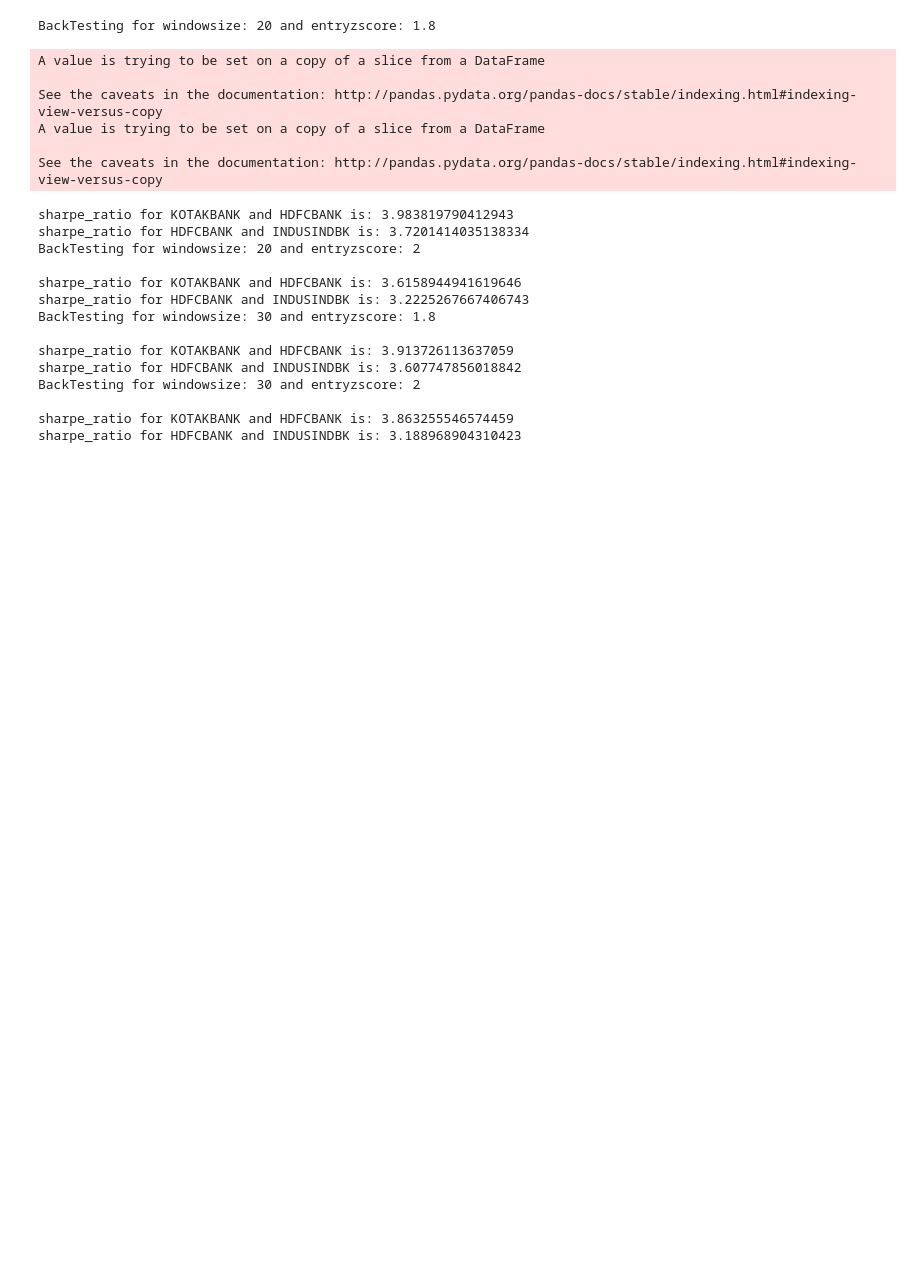
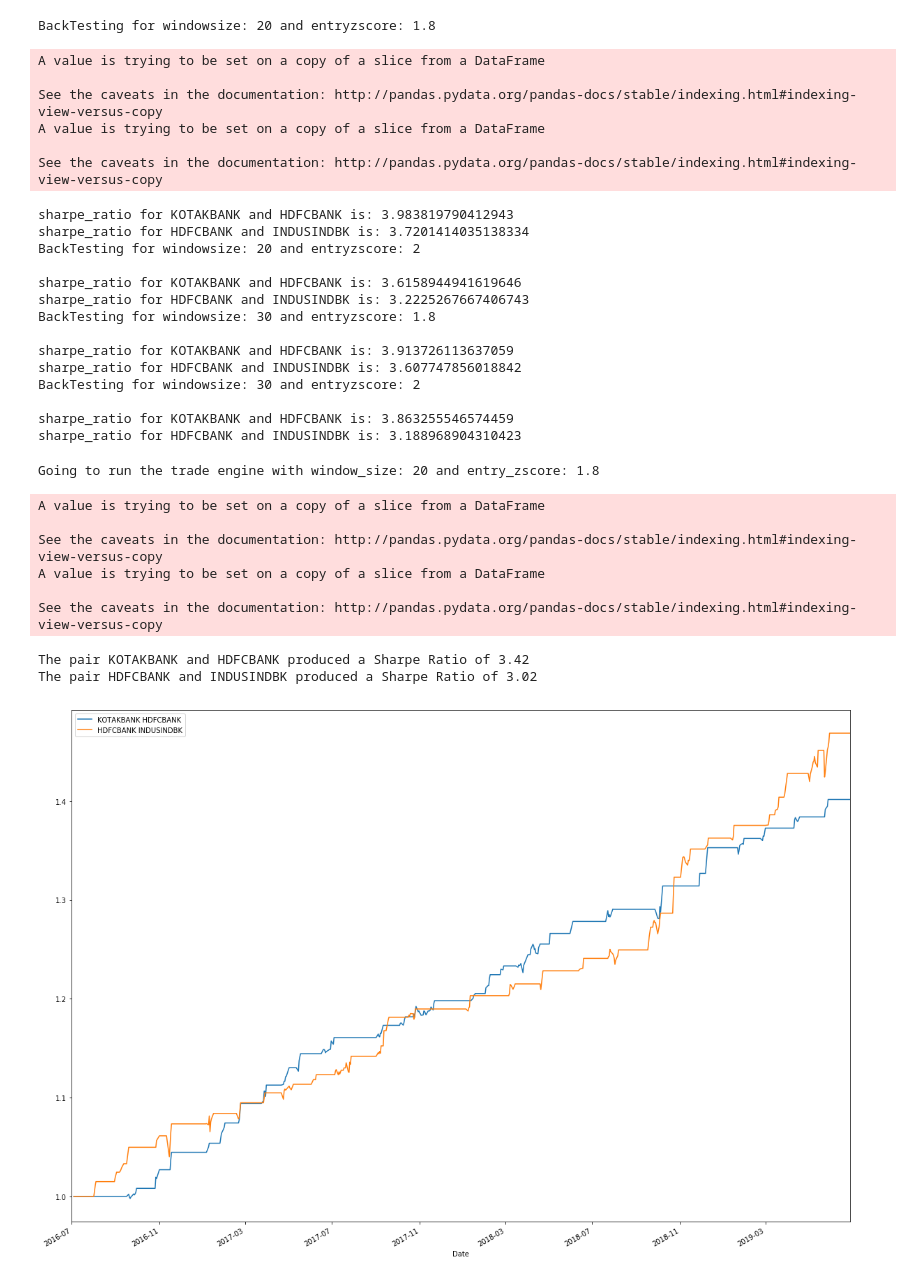
Before and after one commit to Saurabh995/QuantifAI_Assignment, a Jupyter notebook: TradeEngine.ipynb, the cells around one changed output. Cells and saved outputs as stored; diff of their text form; code cells hidden in the pictures; blank space fills up the shorter version.

Commit message:
Ran the trade engine on test data and visualized the performance Also calculated metrics using ffn libraries the metrics to be exported

```diff
--- a/TradeEngine.ipynb
+++ b/TradeEngine.ipynb
@@ -361,0 +374,28 @@ entry_zscore = 1.8
+# %%
+#TO DO add thread pool executor
+def trade_engine(test_df, test_pairs, window_size, entry_zscore):
+    # test_df : dataframe consisting of instruments close price
+    # test_pairs : pairs to be tested upon
+    # plots and returns the returns dataframe having pair wise results
+    returns_df =pd.DataFrame()
+    print('Going to run the trade engine with window_size: {} and entry_zscore: {}'.format(window_size,entry_zscore))
+    for pair in test_pairs:
+        returns,sharpe_ratio = backTest(s1=pair[0],s2=pair[1],df=test_df,entry_zscore=2,
+                                         exit_zscore=0,window=20)
+        returns_df[pair[0]+ " "+pair[1]]=returns[pair[0]+ " "+pair[1]]
+        print("The pair {} and {} produced a Sharpe Ratio of {} ".format(pair[0],pair[1],round(sharpe_ratio,2)))
+        returns[pair[0]+ " "+pair[1]].plot(figsize=(20,15),legend=True)
+    return returns_df
+# %%
+returns_df=trade_engine(test_bank_df,pairs,window_size, entry_zscore)
+# %% [output]
+Going to run the trade engine with window_size: 20 and entry_zscore: 1.8
+A value is trying to be set on a copy of a slice from a DataFrame
+
+See the caveats in the documentation: http://pandas.pydata.org/pandas-docs/stable/indexing.html#indexing-view-versus-copy
+A value is trying to be set on a copy of a slice from a DataFrame
+
+See the caveats in the documentation: http://pandas.pydata.org/pandas-docs/stable/indexing.html#indexing-view-versus-copy
+The pair KOTAKBANK and HDFCBANK produced a Sharpe Ratio of 3.42
+The pair HDFCBANK and INDUSINDBK produced a Sharpe Ratio of 3.02
+[figure, added]
```
Also changed, not shown: parts of 16 cells of this notebook.
